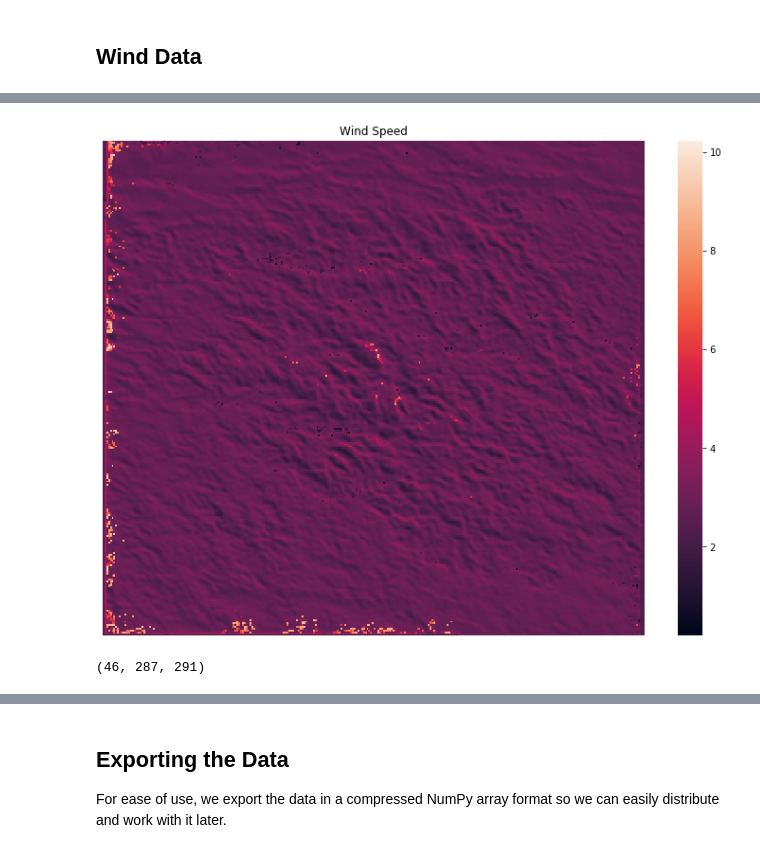
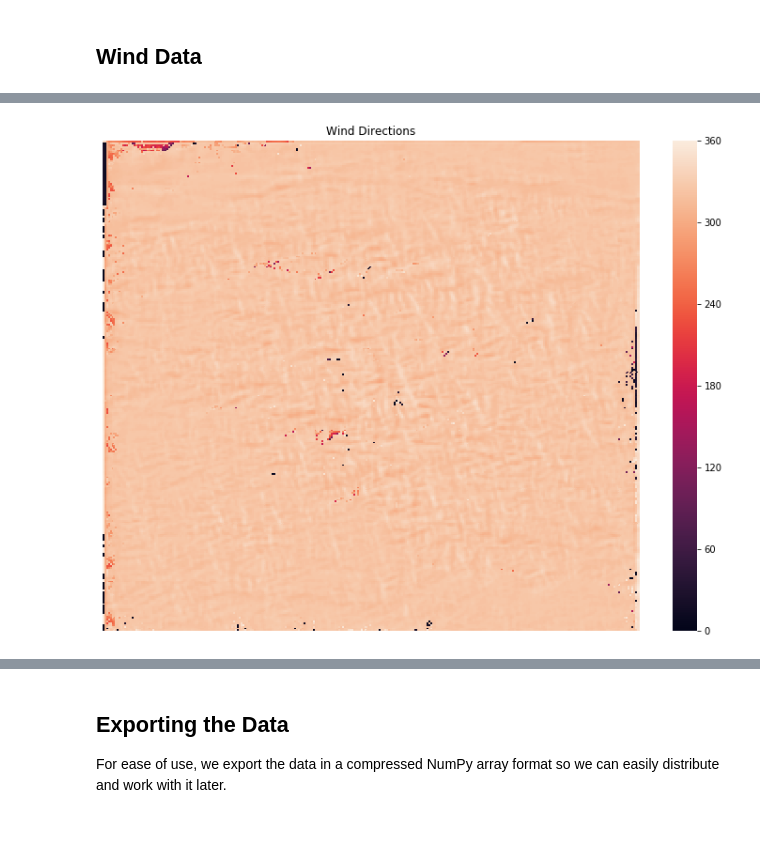
Before and after one commit to thearchitector/wind-and-fire, a Jupyter notebook: code/data.ipynb, the cells around one changed output, grey strips where cells are left out. Drawn from its saved outputs; the diff is of its cells as text; code cells hidden in the pictures.

```diff
--- a/code/data.ipynb
+++ b/code/data.ipynb
@@ -184,11 +194,8 @@ for t in range(SIMULATION_RUNS):
 # %%
 plt.figure(figsize=(12.8, 9.6))
-ax = sns.heatmap(wind_speeds[0, :, :])
-ax.invert_yaxis()
+ax = sns.heatmap(wind_dirs[0, :, :])
 plt.axis(False)
-plt.title("Wind Speed")
+plt.title("Wind Directions")
 plt.show()
-wind_speeds.shape
 # %% [output]
-[figure, old version]
+[figure, new version]
-(46, 287, 291)
```
Also changed, not shown: parts of 10 cells of this notebook, 1 other file.
